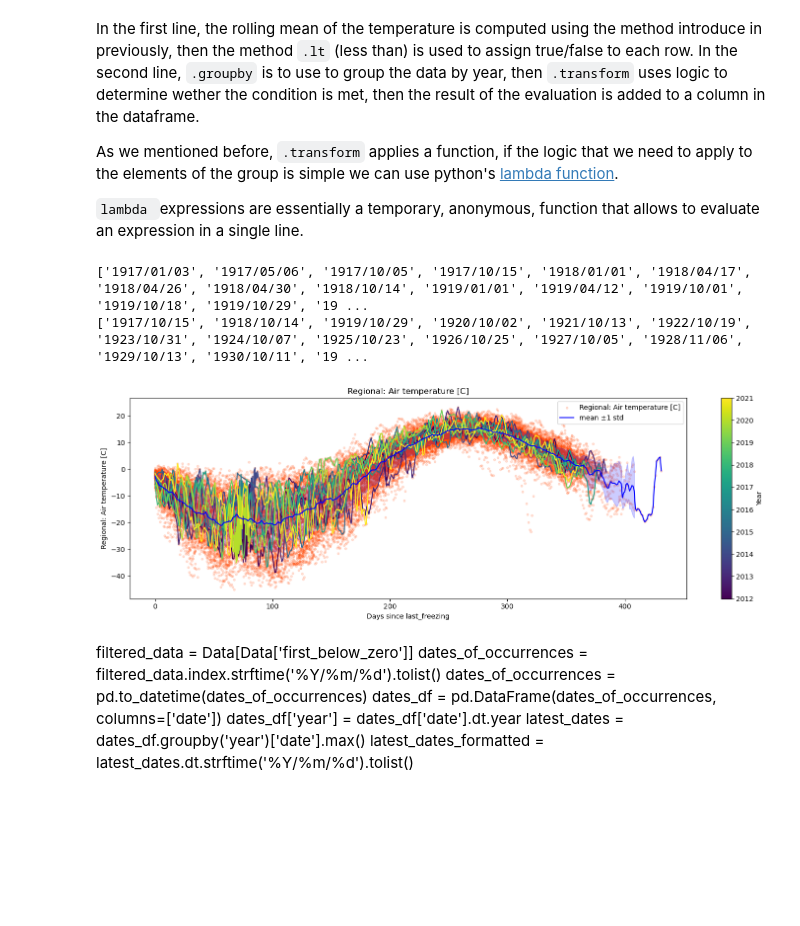
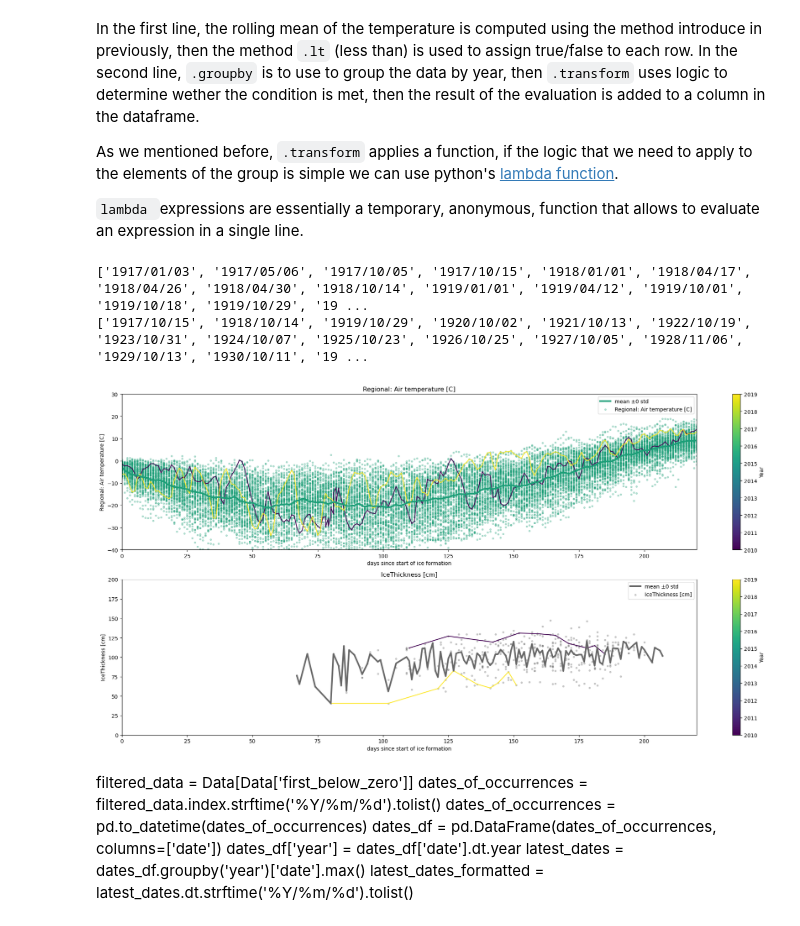
Before and after one commit to iceclassic/mude, a Jupyter notebook: book/Part_1/Regression.ipynb, the cells around one changed output. Drawn from its saved outputs; the diff is of its cells as text; code cells hidden in the pictures; blank space fills up the shorter version.

```diff
--- a/book/Part_1/Regression.ipynb
+++ b/book/Part_1/Regression.ipynb
@@ -41,4 +40,4 @@ Use  the arguments  `multiyear` and `Compare_years_to_baseline` to plot the year
 # %%
-last_decade=np.arange(2012,2022,1)
-seasonal_trends(Data,k=1,plot_mean_std=True,multiyear=last_decade,Compare_years_to_baseline=True,columns_to_plot=['Regional: Air temperature [C]'],color='grey',alpha=0.05)
+selected_years = [2010,2019]
+plot_seasonal(Data,k=1,plot_mean_std='only',multiyear=selected_years,columns_to_plot=['Regional: Air temperature [C]'])
 # %% [output]
@@ -137,25 +135,26 @@ As we mentioned before, `.transform` applies a function, if the logic that we ne
 # %%
 
 dates_of_occurrences = Data[Data['starting_to_freeze']].index.strftime('%Y/%m/%d').tolist()
 print(dates_of_occurrences)
 
 # given the logic used in transfomr, we could have mulitple days of beggining of freezng per year, for exmaple an early cold wave that causes the mean to be  below zero, then
 # we assuem that this cold wave are to short to produce any ice, or that the ice formed melts after the cold have has pass, then we care about the last starting to freeze as it
 # correspond to the freezinf period that continues throug the winter
 dates_df = pd.DataFrame(pd.to_datetime(Data[Data['starting_to_freeze']].index.strftime('%Y/%m/%d')), columns=['date'])
 dates_df['year'] = dates_df['date'].dt.year
 latest_dates_formatted = dates_df.groupby('year')['date'].max().dt.strftime('%Y/%m/%d').tolist()
 
 print(latest_dates_formatted)
 
 
-Data=days_since_last_date(Data,date=latest_dates_formatted,name='last_freezing')
+Data=days_since_last_date(Data,date=latest_dates_formatted,name='days since start of ice formation')
 
-seasonal_trends(Data,k=1,plot_mean_std=True,multiyear=last_decade,Compare_years_to_baseline=True,columns_to_plot=['Regional: Air temperature [C]'],xaxis='last_freezing',color='orangered',alpha=0.15)
+plot_seasonal(Data,plot_mean_std=True,multiyear=selected_years,columns_to_plot=['Regional: Air temperature [C]','IceThickness [cm]'],
+              xaxis='days since start of ice formation',scatter_alpha=0.3,col_cmap='Dark2',k=0,xlim=[0,220],ylim=[[-50,30],[0,200]])
 # %% [output]
 ['1917/01/03', '1917/05/06', '1917/10/05', '1917/10/15', '1918/01/01', '1918/04/17', '1918/04/26', '1918/04/30', '1918/10/14', '1919/01/01', '1919/04/12', '1919/10/01', '1919/10/18', '1919/10/29', '19 ...
 ['1917/10/15', '1918/10/14', '1919/10/29', '1920/10/02', '1921/10/13', '1922/10/19', '1923/10/31', '1924/10/07', '1925/10/23', '1926/10/25', '1927/10/05', '1928/11/06', '1929/10/13', '1930/10/11', '19 ...
-[figure, old version]
+[figure, new version]
 # %% [markdown]
 filtered_data = Data[Data['first_below_zero']]
 dates_of_occurrences = filtered_data.index.strftime('%Y/%m/%d').tolist()
```
Also changed, not shown: parts of 15 cells of this notebook, 1 other file.
